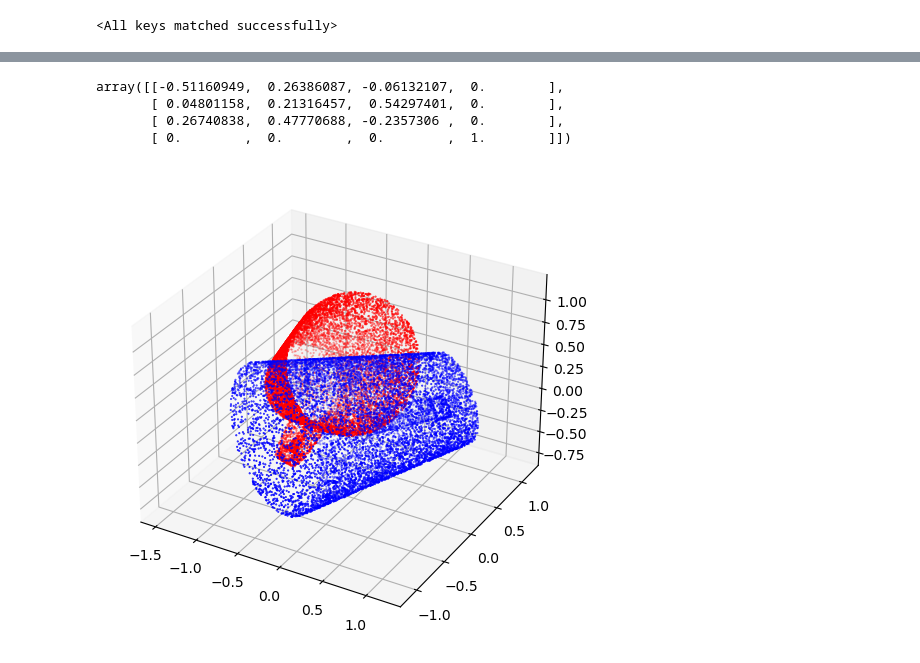
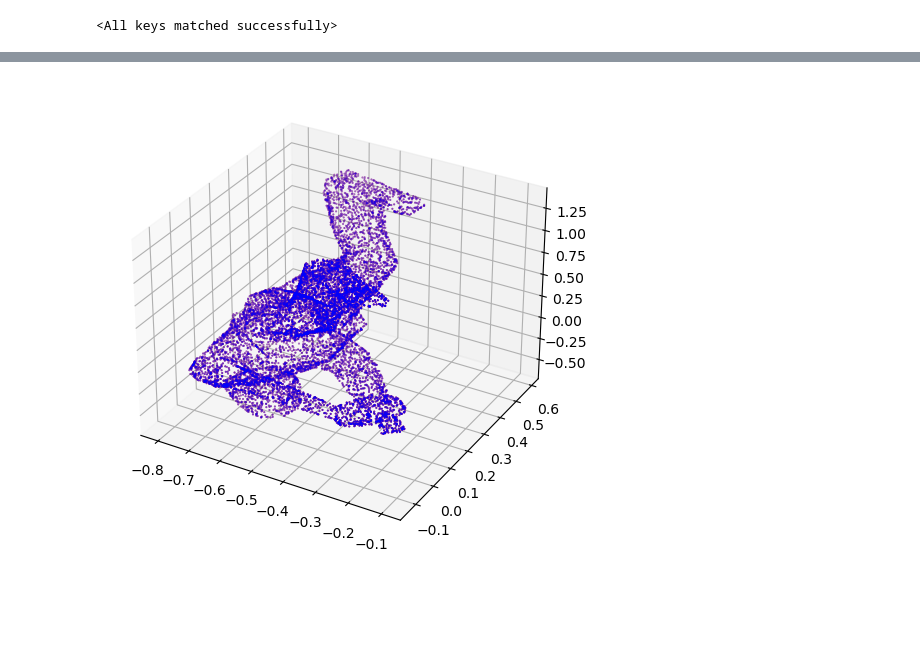
Before and after one commit to BinglunWang/DeepVCP-Pointcloud-Registration, a Jupyter notebook: test.ipynb, the cells around one changed output, grey strips where cells are left out. Drawn from its saved outputs; the diff is of its cells as text; code cells hidden in the pictures; blank space fills up the shorter version.

```diff
--- a/test.ipynb
+++ b/test.ipynb
@@ -96,7 +96,6 @@ with torch.no_grad():
         print("translation error test: ", translation_error[-1])
 
         loss_test += [loss.item()]
-        break
 
 with open("test_loss.txt", "wb") as fp_test:   #Pickling
     pickle.dump(loss_test, fp_test)
@@ -126,0 +126,2 @@ Test loss: tensor(0.3025, device='cuda:0', dtype=torch.float64)
+# %%
+R_pred, t_pred = get_rigid_transform(src_keypts.permute(0, 2, 1).double(), target_vcp.permute(0, 2, 1).double())
@@ -146,3 +134,25 @@ target_pcd.points = o3d.utility.Vector3dVector(target_cloud)
+# %%
+def test_vcp_icp(src, target, R_prior, R_pred, t_pred):
+    trans_init = np.zeros((4,4))
+    trans_init[:3,:3] = R_prior[0].cpu().numpy()
+    trans_init[3,3] = 1
+    src_cloud = src[0,:3,:].T.cpu().numpy()
+    target_cloud = target[0,:3,:].T.cpu().numpy()
+    src_pcd = o3d.geometry.PointCloud()
+    src_pcd.points = o3d.utility.Vector3dVector(src_cloud)
+    target_pcd = o3d.geometry.PointCloud()
+    target_pcd.points = o3d.utility.Vector3dVector(target_cloud)
+    reg_p2p = o3d.pipelines.registration.registration_icp(
+        src_pcd, target_pcd, 0.5, trans_init,
+        o3d.pipelines.registration.TransformationEstimationPointToPoint())
+    trans_pred = np.zeros((4,4))
+    trans_pred[:3,:3] = R_pred[0].cpu().numpy()
+    trans_pred[:3,3] = t_pred[0,:,0].cpu().numpy()
+    trans_pred[3,3] = 1
+    combined_pred = o3d.pipelines.registration.registration_icp(
+        src_pcd, target_pcd, 0.5, trans_pred,
+        o3d.pipelines.registration.TransformationEstimationPointToPoint())
+    return src_pcd, target_pcd, reg_p2p.transformation, trans_pred, combined_pred.transformation, src_cloud, target_cloud
 # %%
 def draw_registration_result(source, target, transformation):
     source_temp = copy.deepcopy(source)
@@ -159,2 +164,4 @@ trans_pred[3,3] = 1
+# %%
+src_pcd, target_pcd, icp_trans, vcp_trans, combined_pred, src_cloud, target_cloud = test_vcp_icp(src, target, R_prior, R_pred, t_pred)
 # %%
 no_trans = np.eye(4,4)
@@ -176,10 +176,3 @@ draw_registration_result(src_pcd, target_pcd, trans_pred)
-# %%
-trans_init
-# %% [output]
-array([[-0.51160949,  0.26386087, -0.06132107,  0.        ],
-       [ 0.04801158,  0.21316457,  0.54297401,  0.        ],
-       [ 0.26740838,  0.47770688, -0.2357306 ,  0.        ],
-       [ 0.        ,  0.        ,  0.        ,  1.        ]])
 # %%
 def display2(inputs, str = None):
     fig = plt.figure(figsize=(6, 6))
@@ -191,7 +184,7 @@ def display2(inputs, str = None):
         plt.title(str)
     plt.show()
 # %%
-display2([src_cloud@trans_init[:3,:3]+trans_init[:3,3], target_cloud])
+display2([(icp_trans[:3,:3]@src_cloud.T).T+icp_trans[:3,3], target_cloud])
 # %% [output]
-[figure, old version]
+[figure, new version]
 # %%
```
Also changed, not shown: parts of 16 cells of this notebook, 26 other files.
